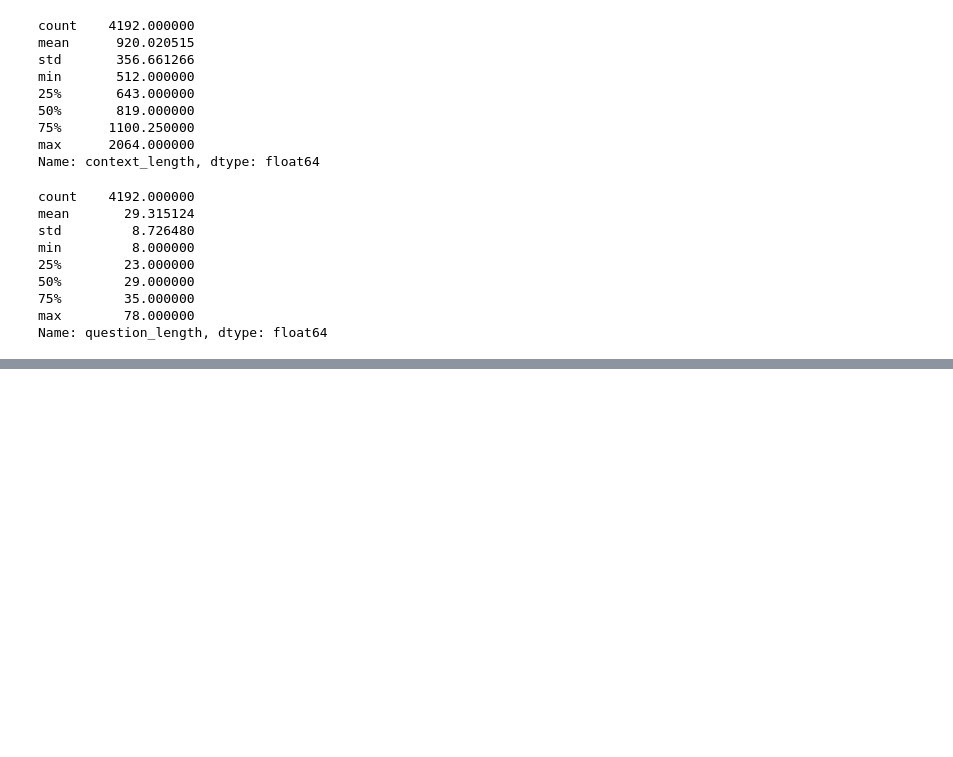
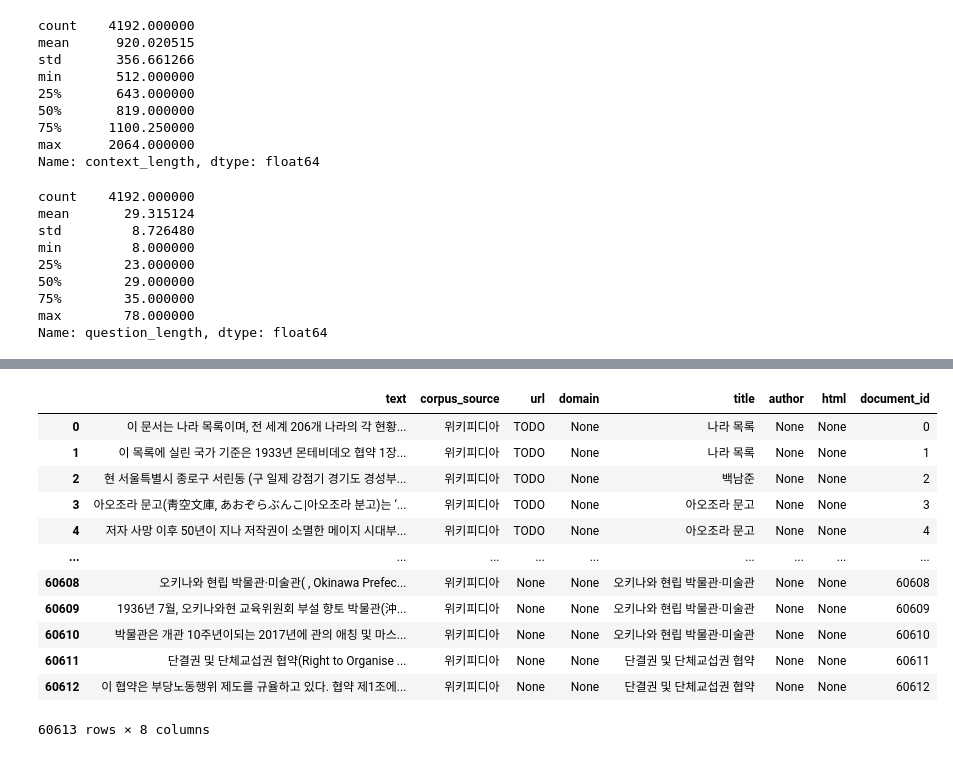
Before and after one commit to boostcampaitech7/level2-mrc-nlp-09, a Jupyter notebook: notebooks/EDA.ipynb, the cells around one changed output, grey strips where cells are left out. Drawn from its saved outputs; the diff is of its cells as text; code cells hidden in the pictures; blank space fills up the shorter version.

```diff
--- a/notebooks/EDA.ipynb
+++ b/notebooks/EDA.ipynb
@@ -123,0 +241,3 @@ Name: question_length, dtype: float64
+# %%
+def find_string_in_text(df, search_string):
+    return df[df['text'].str.contains(search_string, na=False, regex=False)].index
@@ -123,0 +301,20 @@ Name: question_length, dtype: float64
+# %%
+'''실제 processing code'''
+
+
+def find_string_in_text(df, search_string):
+    return df[df['text'].str.contains(search_string, na=False, regex=False)].index
+# %% [output]
+|  | text | corpus_source | url | domain | title | author | html | document_id |
+| 0 | 이 문서는 나라 목록이며, 전 세계 206개 나라의 각 현황... | 위키피디아 | TODO | None | 나라 목록 | None | None | 0 |
+| 1 | 이 목록에 실린 국가 기준은 1933년 몬테비데오 협약 1장... | 위키피디아 | TODO | None | 나라 목록 | None | None | 1 |
+| 2 | 현 서울특별시 종로구 서린동 (구 일제 강점기 경기도 경성부... | 위키피디아 | TODO | None | 백남준 | None | None | 2 |
+| 3 | 아오조라 문고(靑空文庫, あおぞらぶんこ|아오조라 분고)는 ‘... | 위키피디아 | TODO | None | 아오조라 문고 | None | None | 3 |
+| 4 | 저자 사망 이후 50년이 지나 저작권이 소멸한 메이지 시대부... | 위키피디아 | TODO | None | 아오조라 문고 | None | None | 4 |
+| ... | ... | ... | ... | ... | ... | ... | ... | ... |
+| 60608 | 오키나와 현립 박물관·미술관( , Okinawa Prefec... | 위키피디아 | None | None | 오키나와 현립 박물관·미술관 | None | None | 60608 |
+| 60609 | 1936년 7월, 오키나와현 교육위원회 부설 향토 박물관(沖... | 위키피디아 | None | None | 오키나와 현립 박물관·미술관 | None | None | 60609 |
+| 60610 | 박물관은 개관 10주년이되는 2017년에 관의 애칭 및 마스... | 위키피디아 | None | None | 오키나와 현립 박물관·미술관 | None | None | 60610 |
+| 60611 | 단결권 및 단체교섭권 협약(Right to Organise ... | 위키피디아 | None | None | 단결권 및 단체교섭권 협약 | None | None | 60611 |
+| 60612 | 이 협약은 부당노동행위 제도를 규율하고 있다. 협약 제1조에... | 위키피디아 | None | None | 단결권 및 단체교섭권 협약 | None | None | 60612 |
+60613 rows × 8 columns
```
Also changed, not shown: parts of 14 cells of this notebook, 5 other files.
